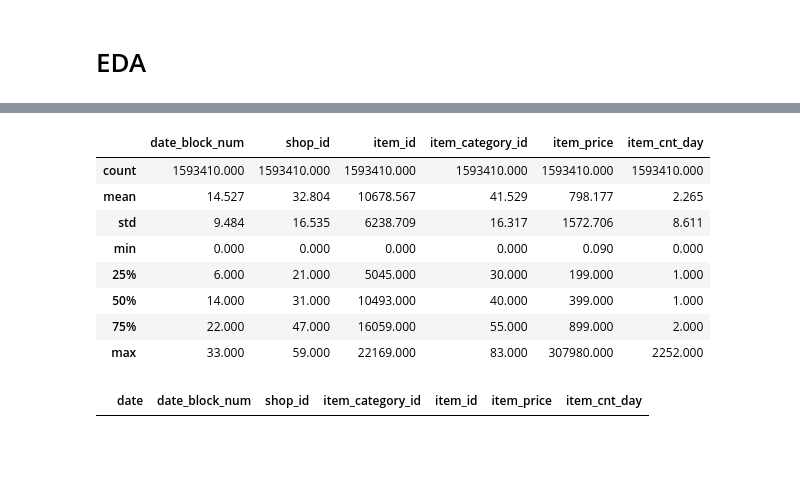
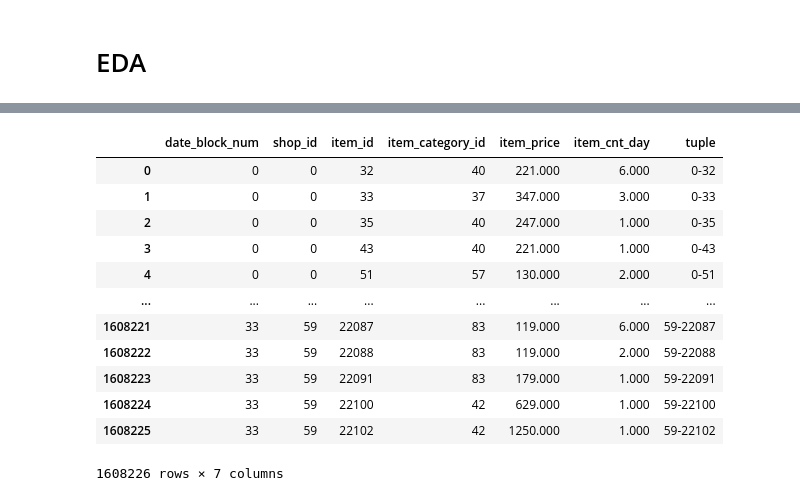
Before and after one commit to Neelam-Singhal/Forecast_Sales_Kaggle_Competiton, a Jupyter notebook: forecast_sales_model.ipynb, the cells around one changed output, grey strips where cells are left out. Drawn from its saved outputs; the diff is of its cells as text; code cells hidden in the pictures; blank space fills up the shorter version.

```diff
--- a/forecast_sales_model.ipynb
+++ b/forecast_sales_model.ipynb
@@ -97,9 +111,11 @@ sales_train
 df = sales_train.copy()
 # %%
 # Data Clean
-df = df[df.date.between('2013-01-01', '2015-10-31') ]
+#df = df[df.date.between('2013-01-01', '2015-10-31') ]
 #df['month'] = df['date'].dt.month
 #df['year'] = df['date'].dt.year
 df = df.sort_values('date')
 # %%
 # Dropping any data where item_cnt_day is negative (as these are ~0.24% of whole dataset)
+
+df.drop(df[df.item_cnt_day < 0].index, inplace=True)
@@ -129,5 +140,5 @@ df_group = df.groupby(['date_block_num', 'shop_id', 'item_id']).agg({
 
 }).reset_index()
 # %%
-df_group = df_group.sort_values('date_block_num')
+df_group = df_group.sort_values(['date_block_num', 'shop_id', 'item_id'])
 # %%
@@ -149,16 +212,18 @@ df_group[df_group.item_id == 5822]
+# %%
+df_group['tuple'] = df_group['shop_id'].apply(str) + '-' + df_group['item_id'].apply(str)
 # %%
-df_group.describe()
+df_group
 # %% [output]
-|  | date_block_num | shop_id | item_id | item_category_id | item_price | item_cnt_day |
-| count | 1593410.000 | 1593410.000 | 1593410.000 | 1593410.000 | 1593410.000 | 1593410.000 |
-| mean | 14.527 | 32.804 | 10678.567 | 41.529 | 798.177 | 2.265 |
-| std | 9.484 | 16.535 | 6238.709 | 16.317 | 1572.706 | 8.611 |
-| min | 0.000 | 0.000 | 0.000 | 0.000 | 0.090 | 0.000 |
-| 25% | 6.000 | 21.000 | 5045.000 | 30.000 | 199.000 | 1.000 |
-| 50% | 14.000 | 31.000 | 10493.000 | 40.000 | 399.000 | 1.000 |
-| 75% | 22.000 | 47.000 | 16059.000 | 55.000 | 899.000 | 2.000 |
-| max | 33.000 | 59.000 | 22169.000 | 83.000 | 307980.000 | 2252.000 |
+|  | date_block_num | shop_id | item_id | item_category_id | item_price | item_cnt_day | tuple |
+| 0 | 0 | 0 | 32 | 40 | 221.000 | 6.000 | 0-32 |
+| 1 | 0 | 0 | 33 | 37 | 347.000 | 3.000 | 0-33 |
+| 2 | 0 | 0 | 35 | 40 | 247.000 | 1.000 | 0-35 |
+| 3 | 0 | 0 | 43 | 40 | 221.000 | 1.000 | 0-43 |
+| 4 | 0 | 0 | 51 | 57 | 130.000 | 2.000 | 0-51 |
+| ... | ... | ... | ... | ... | ... | ... | ... |
+| 1608221 | 33 | 59 | 22087 | 83 | 119.000 | 6.000 | 59-22087 |
+| 1608222 | 33 | 59 | 22088 | 83 | 119.000 | 2.000 | 59-22088 |
+| 1608223 | 33 | 59 | 22091 | 83 | 179.000 | 1.000 | 59-22091 |
+| 1608224 | 33 | 59 | 22100 | 42 | 629.000 | 1.000 | 59-22100 |
+| 1608225 | 33 | 59 | 22102 | 42 | 1250.000 | 1.000 | 59-22102 |
+1608226 rows × 7 columns
-# %%
-df[df.item_cnt_day<0]
-# %% [output]
-|  | date | date_block_num | shop_id | item_category_id | item_id | item_price | item_cnt_day |
```
Also changed, not shown: parts of 19 cells of this notebook, 1 other file.
